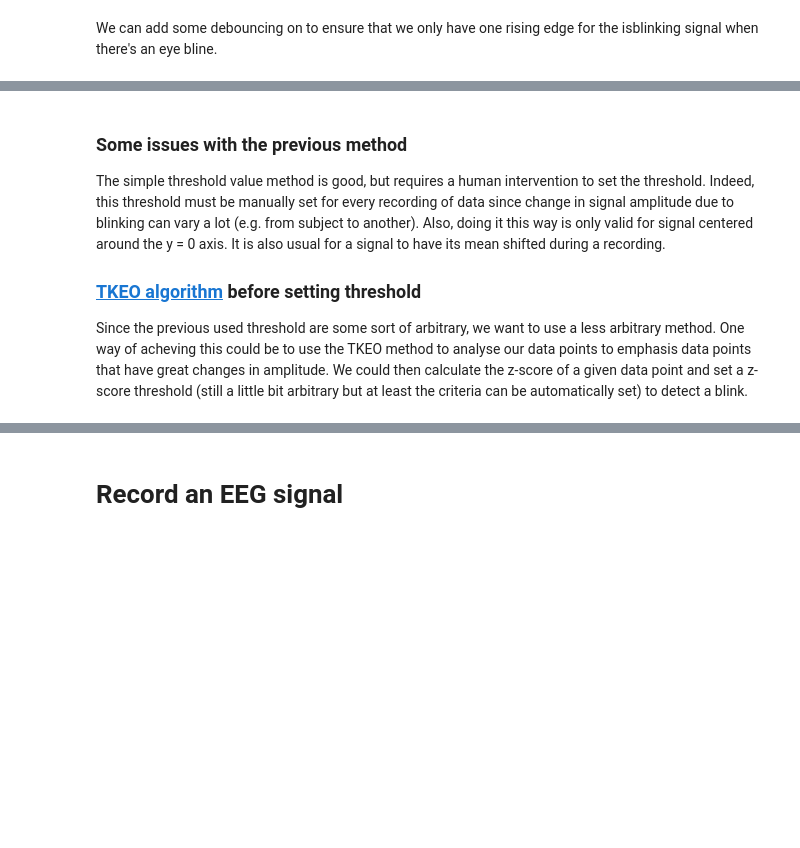
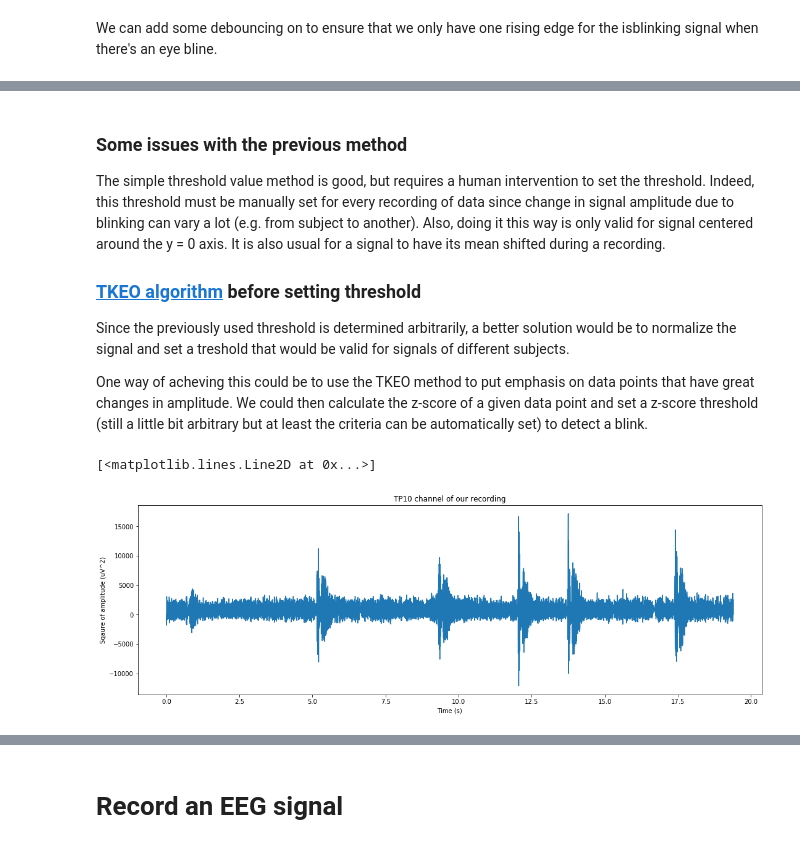
Before and after one commit to PolyCortex/onboarding-challenge, a Jupyter notebook: onboarding-challenge.ipynb, the cells around one changed output, grey strips where cells are left out. Drawn from its saved outputs; the diff is of its cells as text; code cells hidden in the pictures; blank space fills up the shorter version.

Commit message:
added tkeo and z score

```diff
--- a/onboarding-challenge.ipynb
+++ b/onboarding-challenge.ipynb
@@ -141,4 +144,23 @@ axes[1].plot(eeg_data['timestamps'], blink_data)
 The simple threshold value method is good, but requires a human intervention to set the threshold. Indeed, this threshold must be manually set for every recording of data since change in signal amplitude due to blinking can vary a lot (e.g. from subject to another). Also, doing it this way is only valid for signal centered around the y = 0 axis. It is also usual for a signal to have its mean shifted during a recording.
 
 ### [TKEO algorithm](https://drive.google.com/open?id=1N9ARGXhnCmY9S7QUc8uIdMRM9L1OF6Ao) before setting threshold
-Since the previous used threshold are some sort of arbitrary, we want to use a less arbitrary method. One way of acheving this could be to use the TKEO method to analyse our data points to emphasis data points that have great changes in amplitude. We could then calculate the z-score of a given data point and set a z-score threshold (still a little bit arbitrary but at least the criteria can be automatically set) to detect a blink.
+Since the previously used threshold is determined arbitrarily, a better solution would be to normalize the signal and set a treshold that would be valid for signals of different subjects.
+
+One way of acheving this could be to use the TKEO method to put emphasis on data points that have great changes in amplitude. We could then calculate the z-score of a given data point and set a z-score threshold (still a little bit arbitrary but at least the criteria can be automatically set) to detect a blink.
+# %%
+tkeo_eeg_data = copy.deepcopy(eeg_data['TP10'])
+
+# the loop version for interpretability
+for i in range(1,len(tkeo_eeg_data)-1):
+    tkeo_eeg_data[i] = eeg_data['TP10'][i]**2 - eeg_data['TP10'][i-1]*eeg_data['TP10'][i+1]
+
+fig, axes = plt.subplots(1, 1, constrained_layout=True, sharex=True, figsize=[15,5])
+
+# Plot the TP10 channel
+axes.set_title('TP10 channel of our recording')
+axes.set_xlabel('Time (s)')
+axes.set_ylabel('Sqaure of amplitude (uV^2)')
+axes.plot(eeg_data['timestamps'], tkeo_eeg_data)
+# %% [output]
+[<matplotlib.lines.Line2D at 0x...>]
+[figure, added]
```
Also changed, not shown: parts of 11 cells of this notebook.
